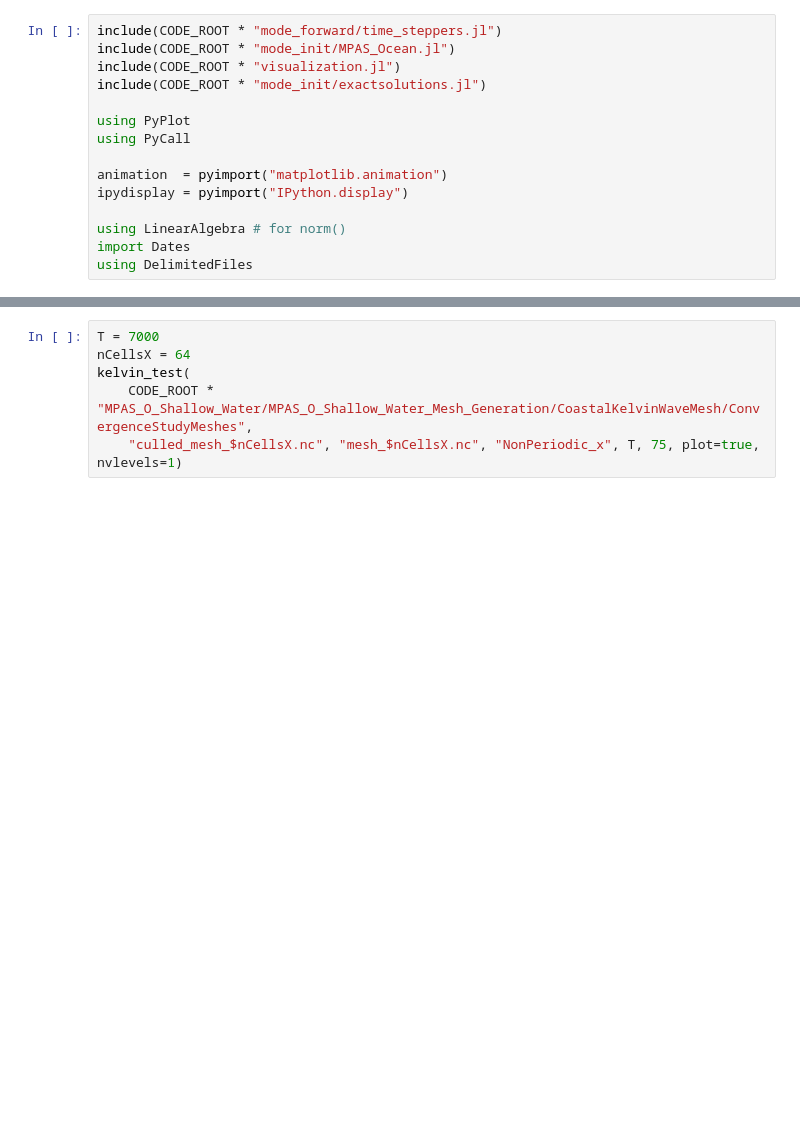
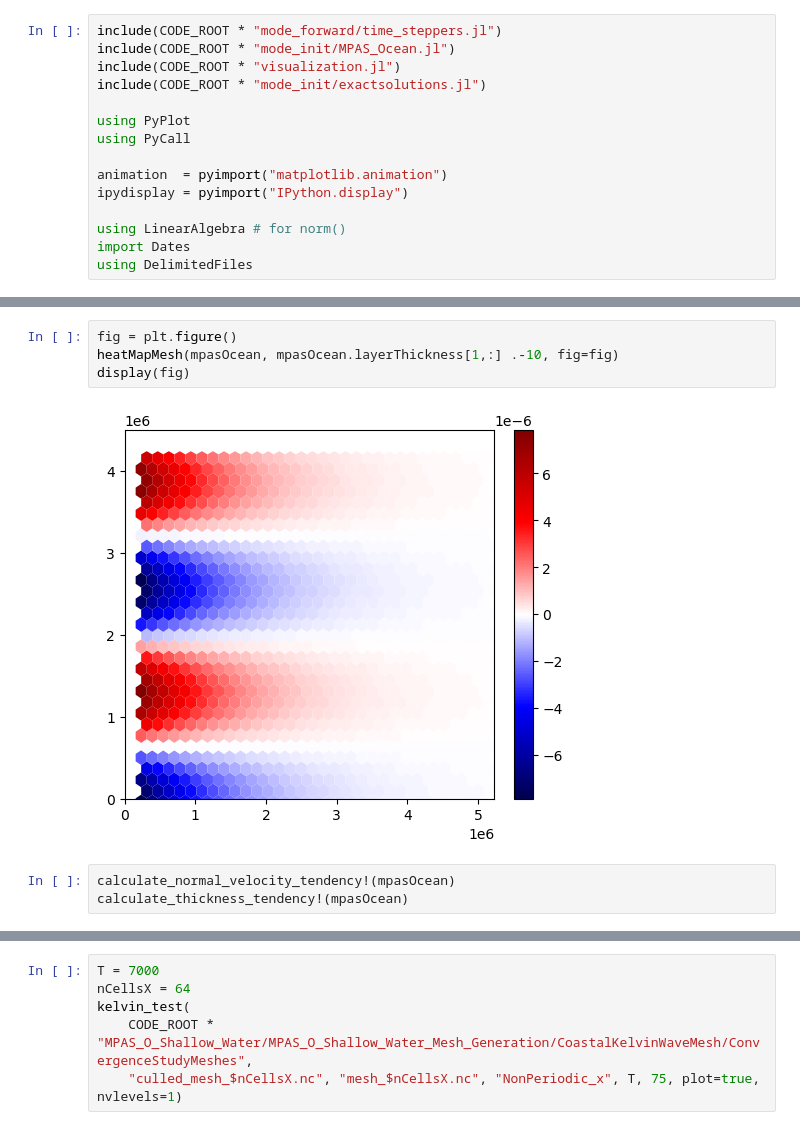
Before and after one commit to robertstrauss/MPAS_Ocean_Julia, a Jupyter notebook: KelvinWaveConvergenceTest.ipynb, the cells around one changed output, grey strips where cells are left out. Drawn from its saved outputs; the diff is of its cells as text; blank space fills up the shorter version.

```diff
--- a/KelvinWaveConvergenceTest.ipynb
+++ b/KelvinWaveConvergenceTest.ipynb
@@ -48,0 +60,9 @@ kelvinWaveExactNormalVelocity, kelvinWaveExactSSH, kelvinWaveExactSolution!, bou
+# %%
+fig = plt.figure()
+heatMapMesh(mpasOcean, mpasOcean.layerThickness[1,:] .-10, fig=fig)
+display(fig)
+# %% [output]
+[figure, added]
+# %%
+calculate_normal_velocity_tendency!(mpasOcean)
+calculate_thickness_tendency!(mpasOcean)
```
Also changed, not shown: parts of 14 cells of this notebook, 8 other files.
